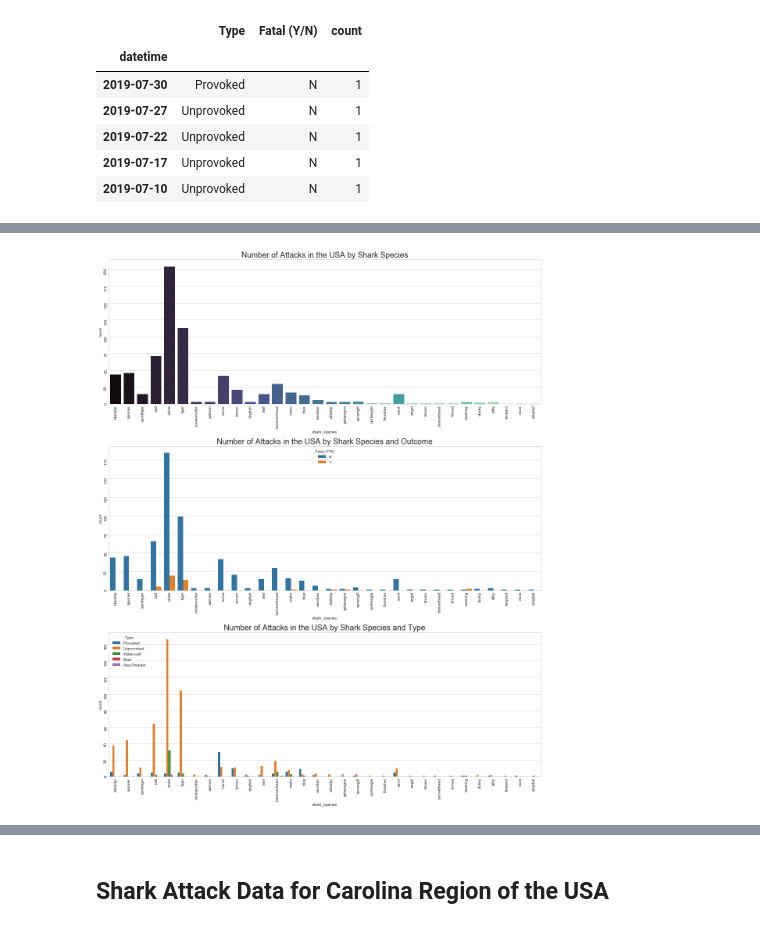
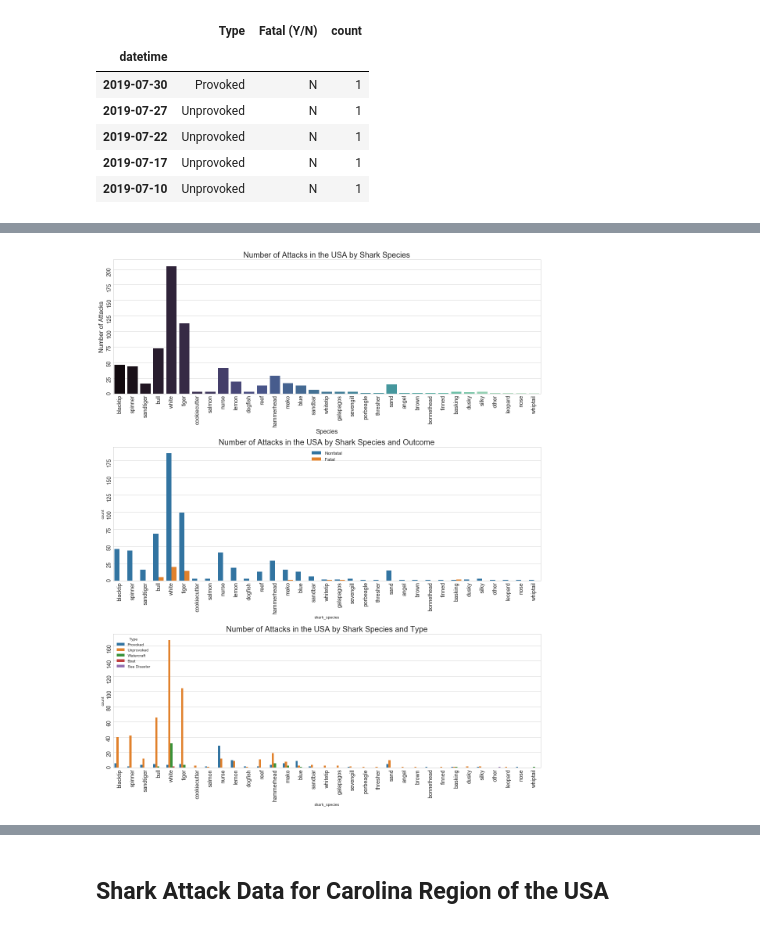
Before and after one commit to kpokrass/Shark_Attacks, a Jupyter notebook: shark_attacks.ipynb, the cells around one changed output, grey strips where cells are left out. Saved outputs shown, nothing was run; the diff lists cells and outputs as text; code cells hidden in the pictures.

```diff
--- a/shark_attacks.ipynb
+++ b/shark_attacks.ipynb
@@ -734,23 +745,26 @@ However, over the past 50 years fatal shark attacks only average 12.54 of the to
 # %%
 usa_sharks = sharks[(sharks.Country == 'USA') & (sharks.Type != 'Questionable') & (sharks.Type != 'Invalid') &
                    (sharks['Fatal (Y/N)'] != 'UNKNOWN')]
 fig, ax = plt.subplots(3,1,figsize=(16,20))
 
 sns.countplot(x='shark_species', data=usa_sharks, palette='mako', ax=ax[0])
 ax[0].set_title('Number of Attacks in the USA by Shark Species', fontsize=20)
-ax[0].tick_params(labelrotation=90)
+ax[0].tick_params(labelrotation=90, labelsize=14)
+ax[0].set_ylabel('Number of Attacks', fontsize=16)
+ax[0].set_xlabel('Species', fontsize=16)
 
 sns.countplot(x='shark_species', data=usa_sharks, hue='Fatal (Y/N)', ax=ax[1])
 ax[1].set_title('Number of Attacks in the USA by Shark Species and Outcome', fontsize=20)
-ax[1].tick_params(labelrotation=90)
+ax[1].tick_params(labelrotation=90, labelsize=14)
+ax[1].legend(['Nonfatal', 'Fatal'], loc=0, fontsize='large')
 
 sns.countplot(x='shark_species', data=usa_sharks, hue='Type', ax=ax[2])
 ax[2].set_title('Number of Attacks in the USA by Shark Species and Type', fontsize=20)
-ax[2].tick_params(labelrotation=90)
+ax[2].tick_params(labelrotation=90, labelsize=14)
 
 plt.tight_layout()
 # %% [output]
-[figure, old version]
+[figure, new version]
 # %%
 carolina_sharks = usa_sharks[(usa_sharks.Area == 'North Carolina') | (usa_sharks.Area == 'South Carolina')]
 
```
Also changed, not shown: parts of 76 cells of this notebook.
